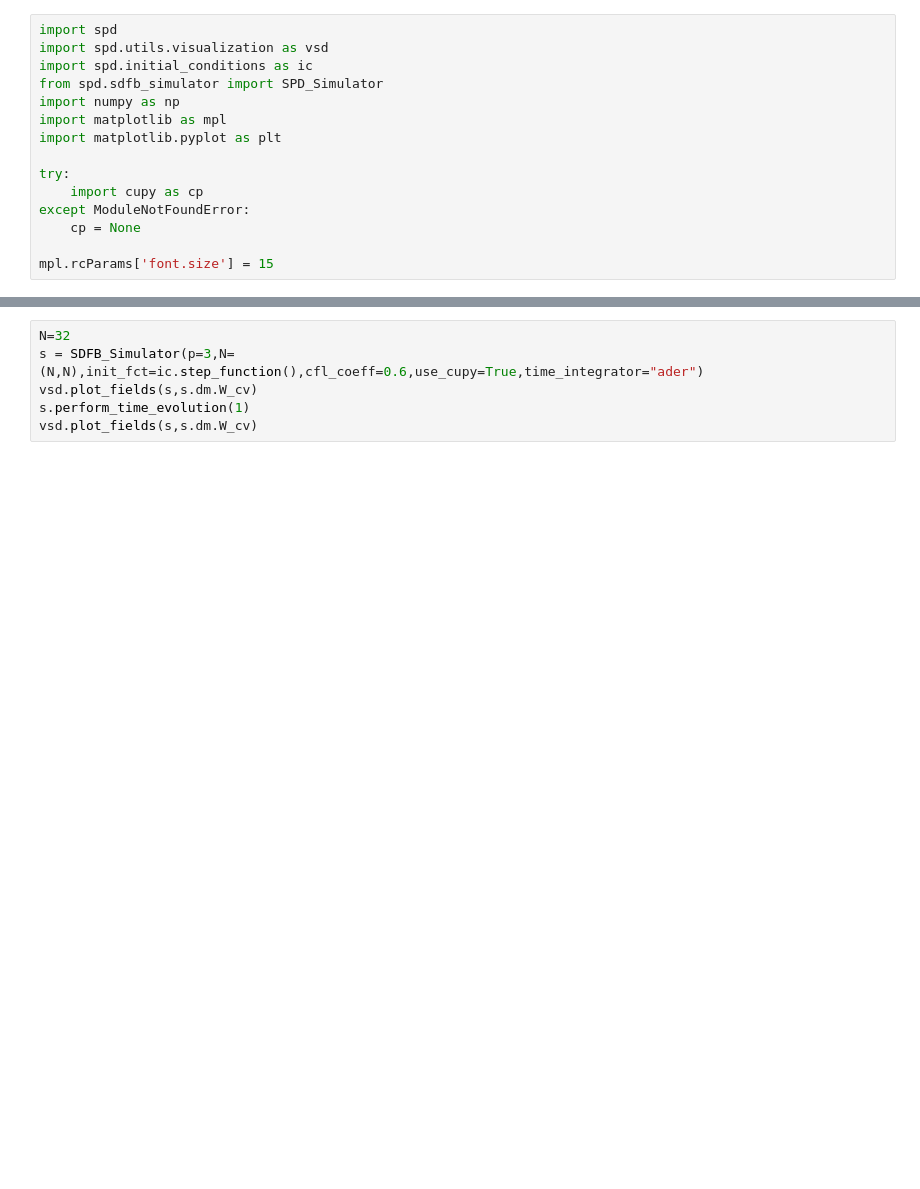
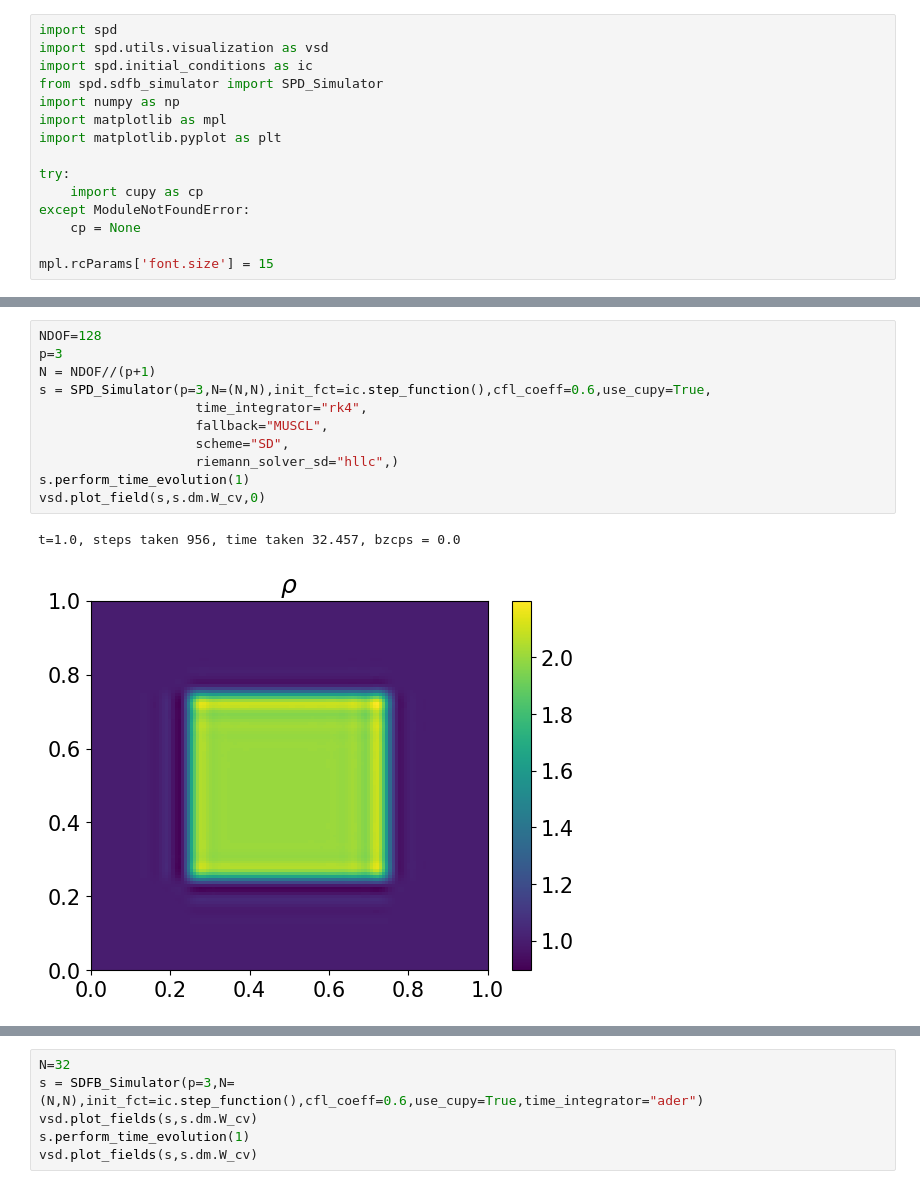
Before and after one commit to davidvelasco07/spd, a Jupyter notebook: notebooks/Introduction.ipynb, the cells around one changed output, grey strips where cells are left out. Saved outputs shown, nothing was run; the diff lists cells and outputs as text; blank space fills up the shorter version.

```diff
--- a/notebooks/Introduction.ipynb
+++ b/notebooks/Introduction.ipynb
@@ -60,4 +58,18 @@ t=0.2, steps taken 191, time taken 2.614, bzcps = 0.001
 [figure]
+# %%
+NDOF=128
+p=3
+N = NDOF//(p+1)
+s = SPD_Simulator(p=3,N=(N,N),init_fct=ic.step_function(),cfl_coeff=0.6,use_cupy=True,
+                    time_integrator="rk4",
+                    fallback="MUSCL",
+                    scheme="SD",
+                    riemann_solver_sd="hllc",)
+s.perform_time_evolution(1)
+vsd.plot_field(s,s.dm.W_cv,0)
+# %% [output]
+t=1.0, steps taken 956, time taken 32.457, bzcps = 0.0
+[figure, added]
 # %%
 NDOF=128
 p=3
```
Also changed, not shown: parts of 16 cells of this notebook, 11 other files.
